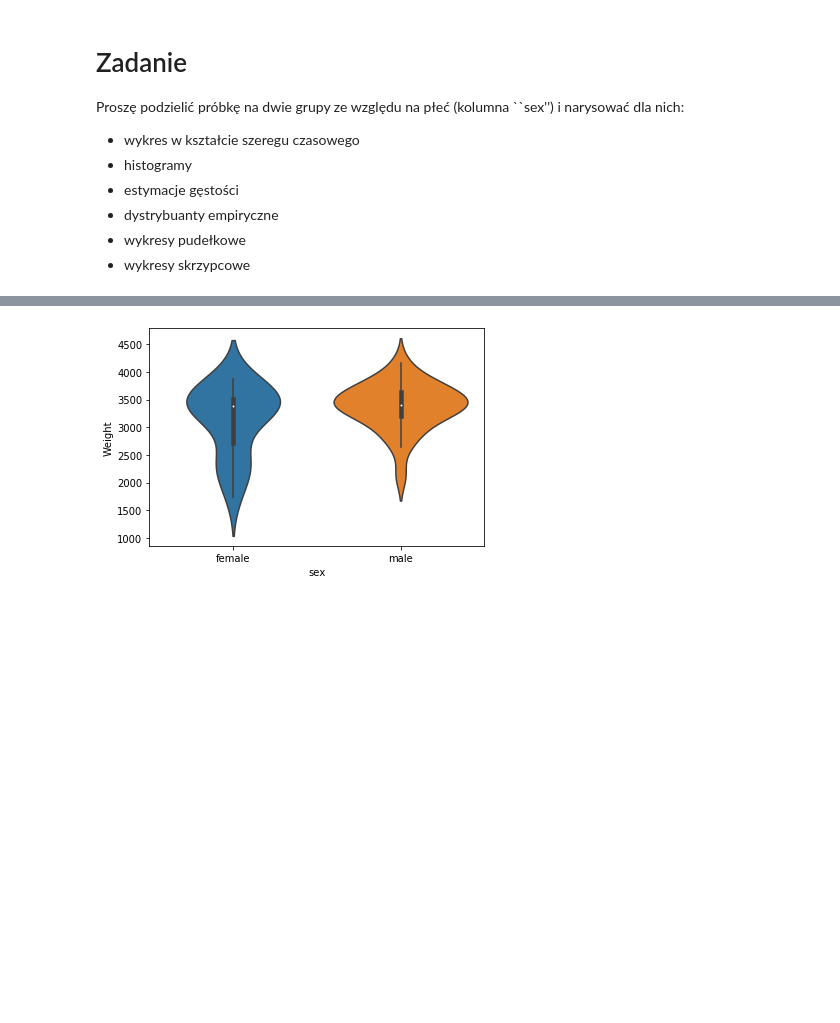
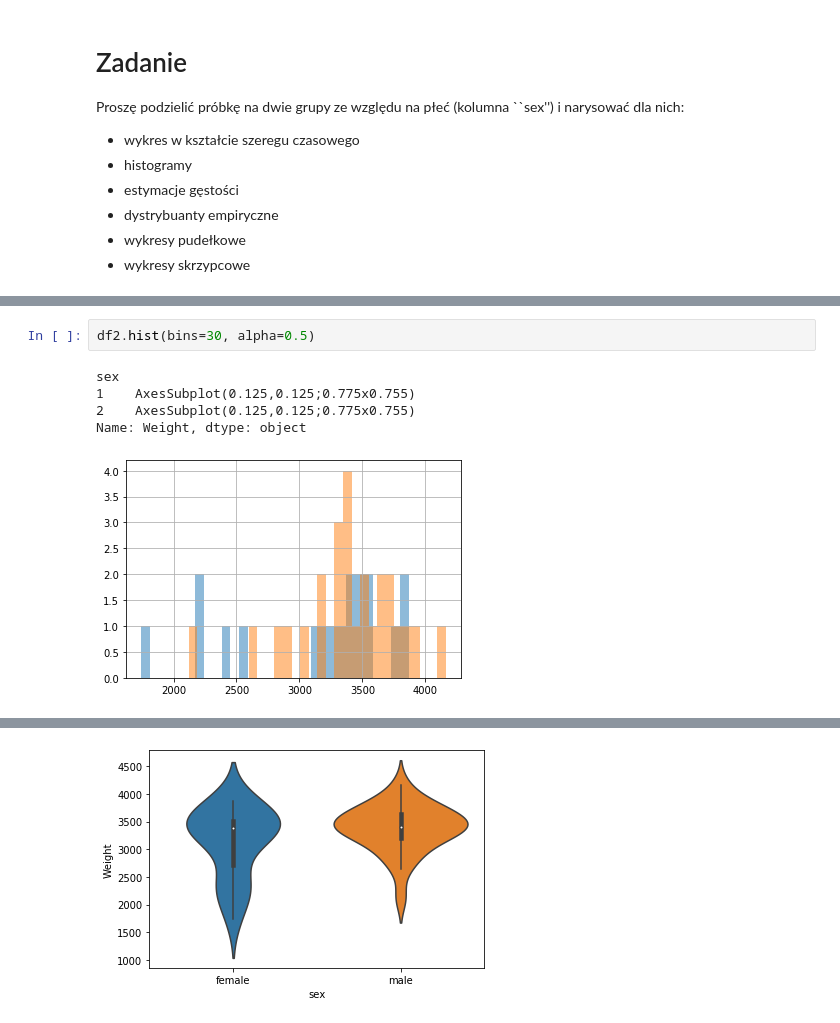
Before and after one commit to JQB26/podstawy_sztucznej_inteligencji, a Jupyter notebook: Z02_numy_pandas.ipynb, the cells around one changed output, grey strips where cells are left out. Saved outputs shown, nothing was run; the diff lists cells and outputs as text; blank space fills up the shorter version.

```diff
--- a/Z02_numy_pandas.ipynb
+++ b/Z02_numy_pandas.ipynb
@@ -1594,0 +1704,8 @@ Proszę podzielić próbkę na dwie grupy ze względu na płeć (kolumna ``sex''
+# %%
+df2.hist(bins=30, alpha=0.5)
+# %% [output]
+sex
+1    AxesSubplot(0.125,0.125;0.775x0.755)
+2    AxesSubplot(0.125,0.125;0.775x0.755)
+Name: Weight, dtype: object
+[figure, added]
```
Also changed, not shown: parts of 31 cells of this notebook.
